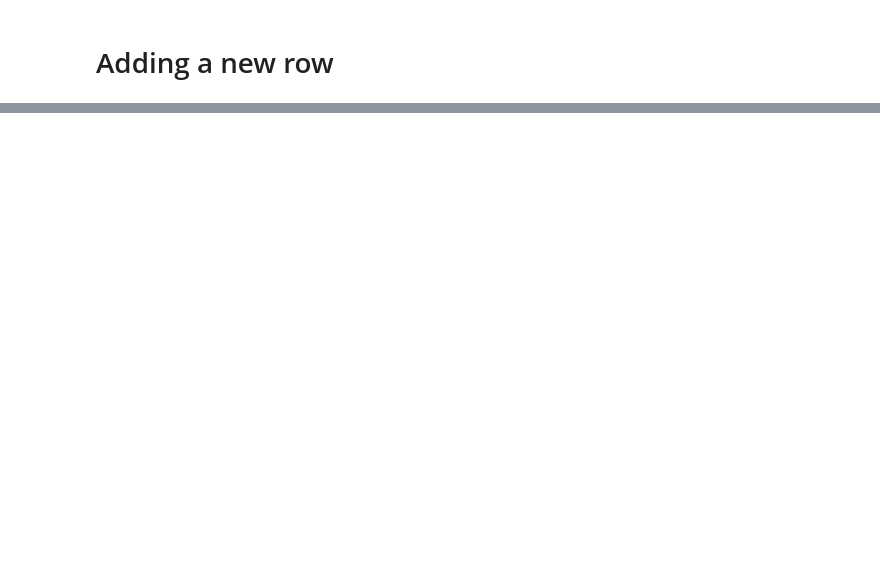
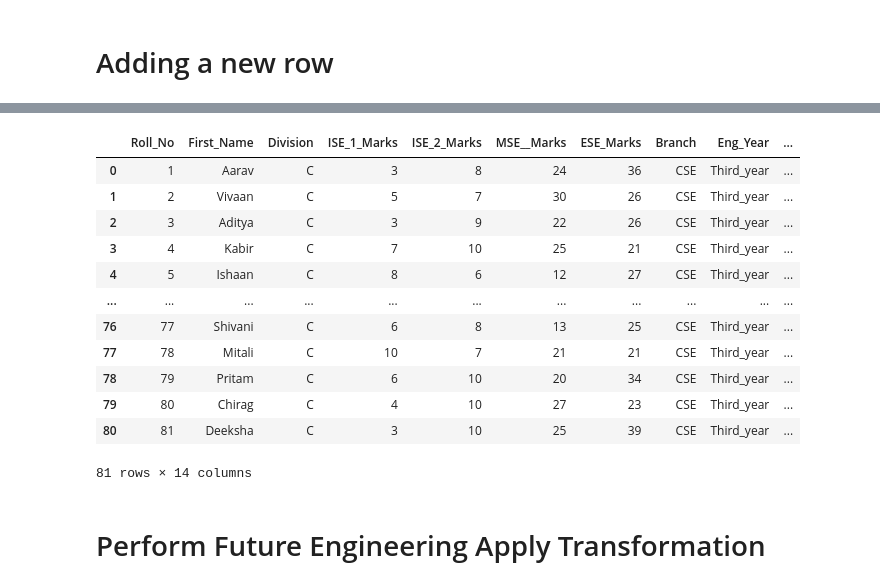
Before and after one commit to balajijadhav17/Pandas-DataFrame-Operations, a Jupyter notebook: DataFrame.ipynb, the cells around one changed output, grey strips where cells are left out. Drawn from its saved outputs; the diff is of its cells as text; code cells hidden in the pictures; blank space fills up the shorter version.

```diff
--- a/DataFrame.ipynb
+++ b/DataFrame.ipynb
@@ -487,0 +491,20 @@ df
+# %%
+df.drop("Creadit",axis=1,inplace=True)
+# %%
+df
+# %% [output]
+|  | Roll_No | First_Name | Division | ISE_1_Marks | ISE_2_Marks | MSE__Marks | ESE_Marks | Branch | Eng_Year | ... |
+| 0 | 1 | Aarav | C | 3 | 8 | 24 | 36 | CSE | Third_year | ... |
+| 1 | 2 | Vivaan | C | 5 | 7 | 30 | 26 | CSE | Third_year | ... |
+| 2 | 3 | Aditya | C | 3 | 9 | 22 | 26 | CSE | Third_year | ... |
+| 3 | 4 | Kabir | C | 7 | 10 | 25 | 21 | CSE | Third_year | ... |
+| 4 | 5 | Ishaan | C | 8 | 6 | 12 | 27 | CSE | Third_year | ... |
+| ... | ... | ... | ... | ... | ... | ... | ... | ... | ... | ... |
+| 76 | 77 | Shivani | C | 6 | 8 | 13 | 25 | CSE | Third_year | ... |
+| 77 | 78 | Mitali | C | 10 | 7 | 21 | 21 | CSE | Third_year | ... |
+| 78 | 79 | Pritam | C | 6 | 10 | 20 | 34 | CSE | Third_year | ... |
+| 79 | 80 | Chirag | C | 4 | 10 | 27 | 23 | CSE | Third_year | ... |
+| 80 | 81 | Deeksha | C | 3 | 10 | 25 | 39 | CSE | Third_year | ... |
+81 rows × 14 columns
+# %% [markdown]
+# Perform Future Engineering  Apply Transformation
```
Also changed, not shown: parts of 62 cells of this notebook.
